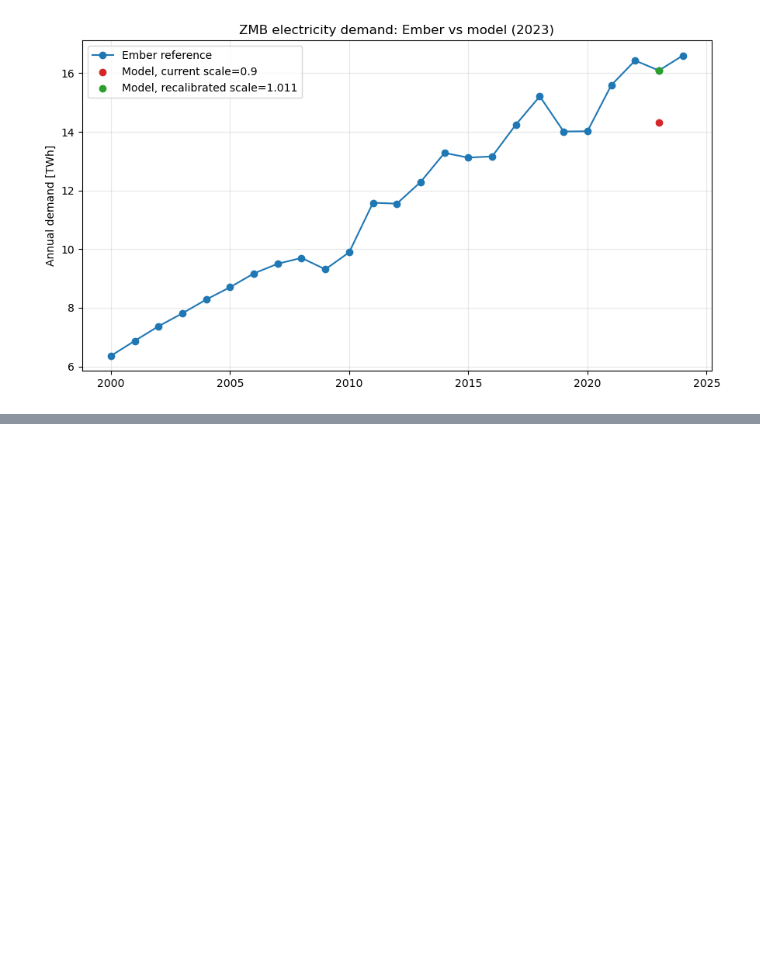
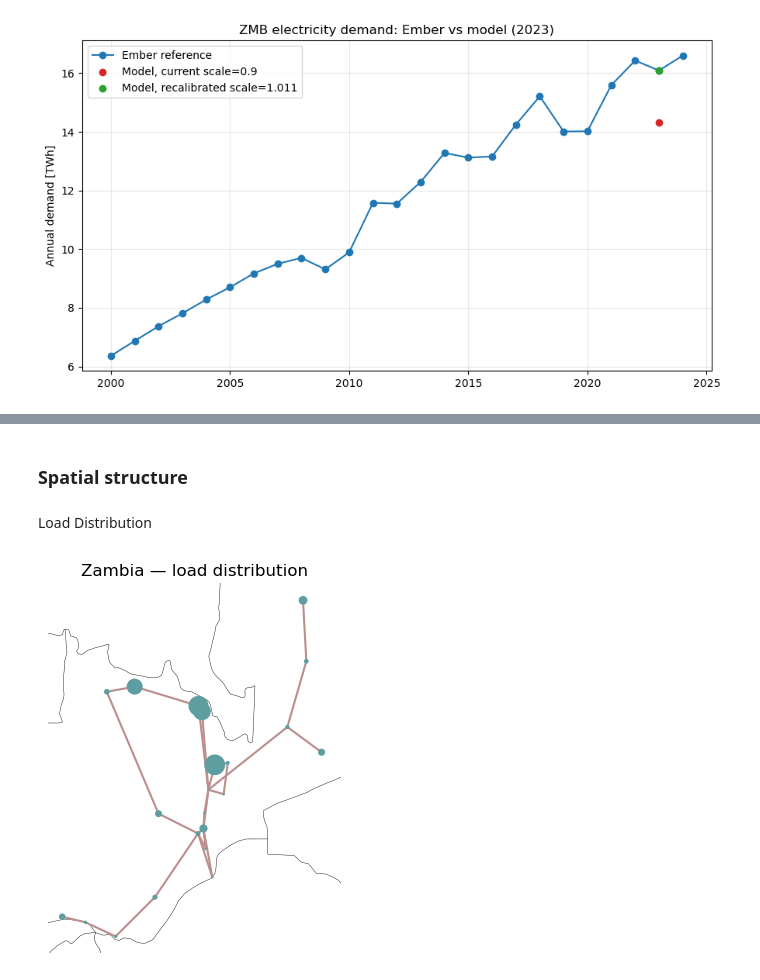
Before and after one commit to open-energy-transition/zambia-dev-notebooks, a Jupyter notebook: load_scale_calibration.ipynb, the cells around one changed output, grey strips where cells are left out. Saved outputs shown, nothing was run; the diff lists cells and outputs as text; code cells hidden in the pictures; blank space fills up the shorter version.

```diff
--- a/load_scale_calibration.ipynb
+++ b/load_scale_calibration.ipynb
@@ -122,0 +136,10 @@ plt.show()
+# %%
+
+_candidates = [
+    Path("/home/mwiche/pypsa-zambia/results/validation_dispatch_10_2023/networks/elec_s_22_ec_lv1.0_3h.nc"),
+    Path("/home/mwiche/pypsa-zambia/results/validation_dispatch_22_2023/networks/elec_s_22_ec_lv1.0_3h.nc"),
+]
+network_path = next((p for p in _candidates if p.exists()), _candidates[0])
+
+n = pypsa.Network(str(network_path))
+n
@@ -122,0 +171,15 @@ plt.show()
+# %% [markdown]
+### Spatial structure
+# %% [markdown]
+Load Distribution
+# %%
+fig, ax = plt.subplots(
+    1,
+    1,
+    subplot_kw={"projection": ccrs.EqualEarth()},
+)
+
+load_distribution = n.loads_t.p_set.iloc[0].groupby(n.loads.bus).sum()
+n.plot(bus_sizes=load_distribution / 6000, ax=ax, title="Zambia — load distribution");
+# %% [output]
+[figure, added]
```
Also changed, not shown: parts of 33 cells of this notebook.
